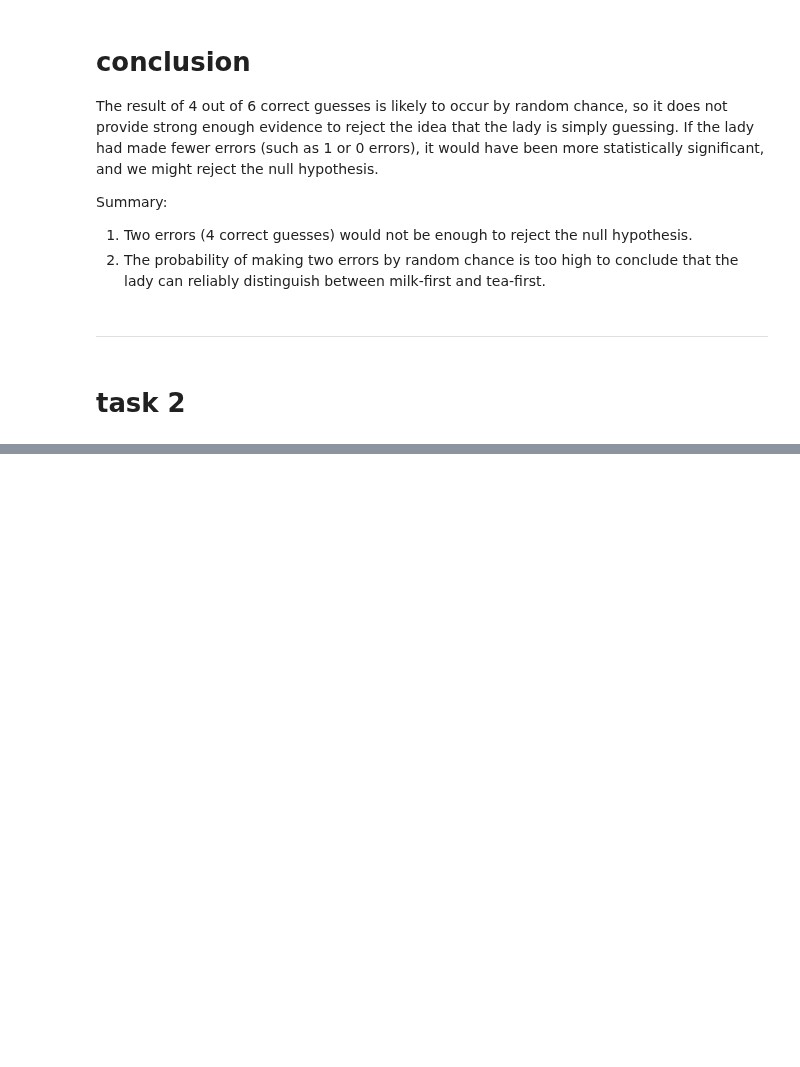
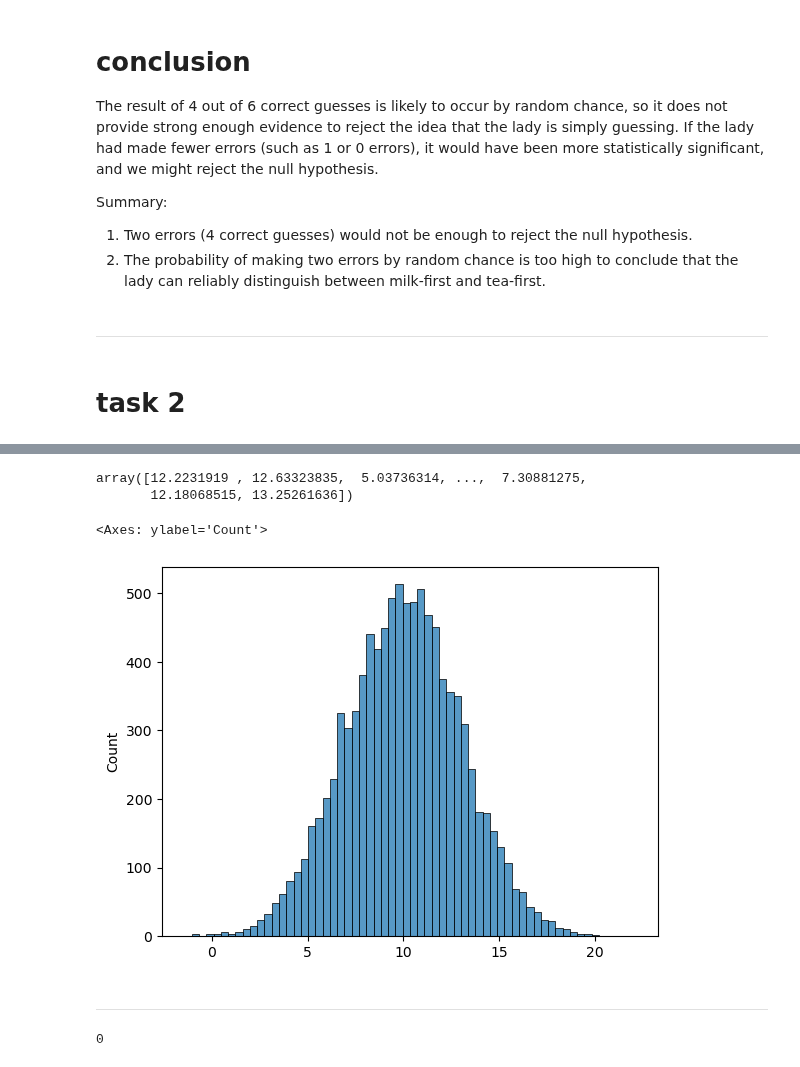
Before and after one commit to keithmmc/appliedstats, a Jupyter notebook: tasks.ipynb, the cells around one changed output, grey strips where cells are left out. Drawn from its saved outputs; the diff is of its cells as text; code cells hidden in the pictures; blank space fills up the shorter version.

```diff
--- a/tasks.ipynb
+++ b/tasks.ipynb
@@ -149,0 +151,17 @@ sns.histplot(data=sample)
+# %%
+dist = np.random.normal(10, 3.0,  10000)
+dist
+# %% [output]
+array([12.2231919 , 12.63323835,  5.03736314, ...,  7.30881275,
+       12.18068515, 13.25261636])
+# %%
+sns.histplot(dist)
+# %% [output]
+<Axes: ylabel='Count'>
+[figure, added]
+# %% [markdown]
+-----------------------------------------------------------------------------
+# %%
+np.random.binomial(1, 0.5)
+# %% [output]
+0
```
Also changed, not shown: parts of 20 cells of this notebook.
